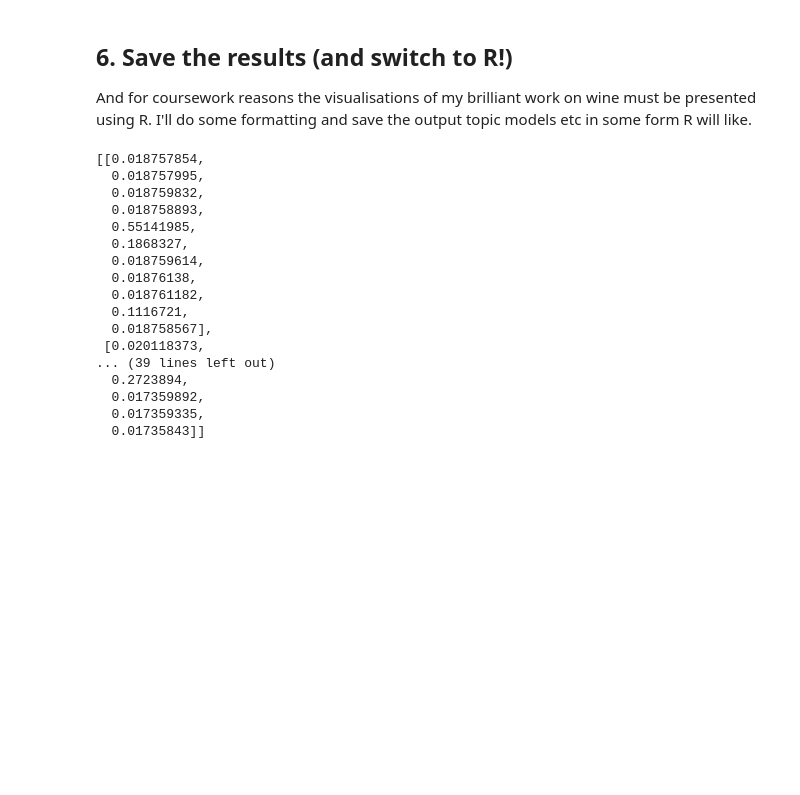
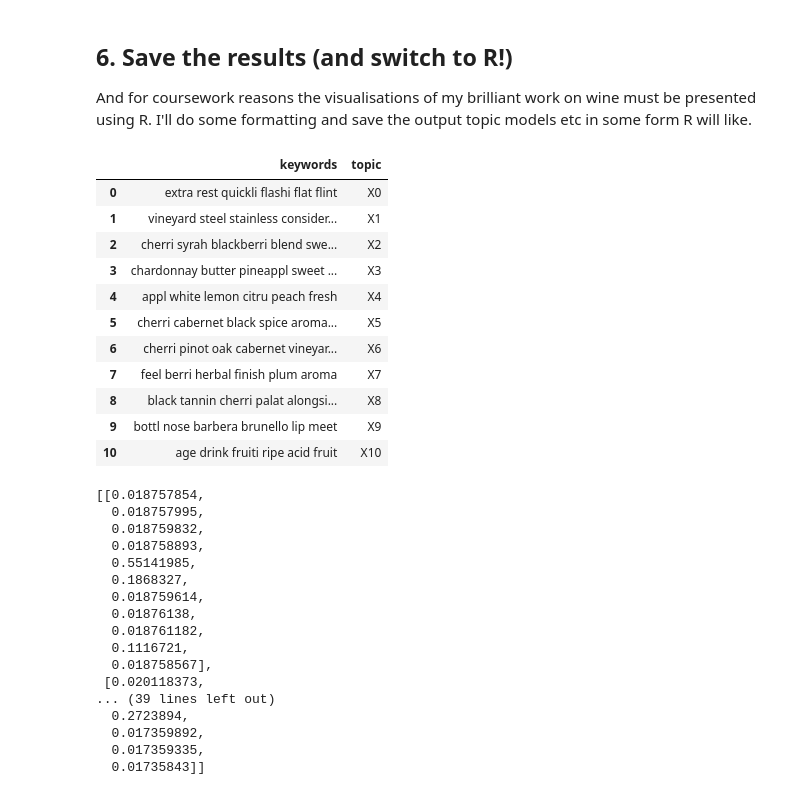
Before and after one commit to MartinChrisWood/clustering_wine_descriptions, a Jupyter notebook: Wine LDA.ipynb, the cells around one changed output. Drawn from its saved outputs; the diff is of its cells as text; code cells hidden in the pictures; blank space fills up the shorter version.

```diff
--- a/Wine LDA.ipynb
+++ b/Wine LDA.ipynb
@@ -219,3 +219,33 @@ lda_model_tfidf.save("./models/lda_model_tfidf_11.model")
 And for coursework reasons the visualisations of my brilliant work on wine must be presented using R.  I'll do some formatting and save the output topic models etc in some form R will like.
 # %%
 lda_model_tfidf = LdaModel.load("./models/lda_model_tfidf_11.model")
+# %%
+# Let's take a quick look at words the topics picked out
+topic_word_dist = pd.DataFrame()
+
+for idx, topic in lda_model_tfidf.print_topics(-1):
+
+    # Record the topic index in a format R will like
+    topic_index = "X" + str(idx)
+
+    # Record the topic's key words as a single string
+    # Split the words with a newline character while we're at it!
+    topic_words = " ".join([x.split("*")[1].replace('"', '').strip() for x in topic.split("+")][0:6])
+
+    # Dump them to the results dataframe
+    topic_word_dist = topic_word_dist.append({"topic":topic_index, "keywords":topic_words}, ignore_index=True)
+# %%
+topic_word_dist
+# %% [output]
+|  | keywords | topic |
+| 0 | extra rest quickli flashi flat flint | X0 |
+| 1 | vineyard steel stainless consider... | X1 |
+| 2 | cherri syrah blackberri blend swe... | X2 |
+| 3 | chardonnay butter pineappl sweet ... | X3 |
+| 4 | appl white lemon citru peach fresh | X4 |
+| 5 | cherri cabernet black spice aroma... | X5 |
+| 6 | cherri pinot oak cabernet vineyar... | X6 |
+| 7 | feel berri herbal finish plum aroma | X7 |
+| 8 | black tannin cherri palat alongsi... | X8 |
+| 9 | bottl nose barbera brunello lip meet | X9 |
+| 10 | age drink fruiti ripe acid fruit | X10 |
```
Also changed, not shown: parts of 2 cells of this notebook, 1 other file.
